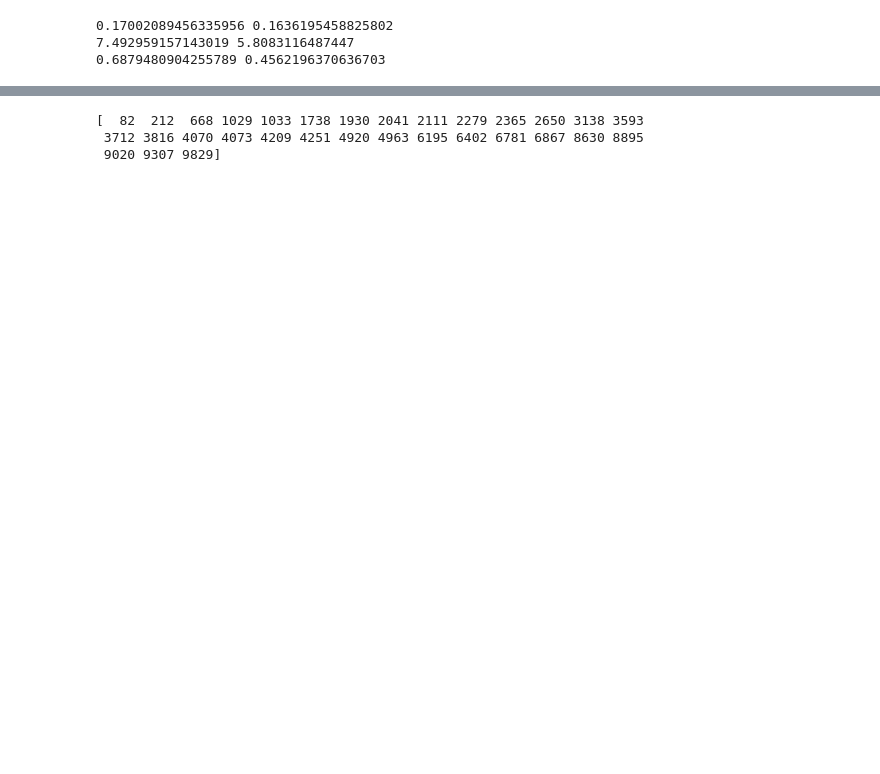
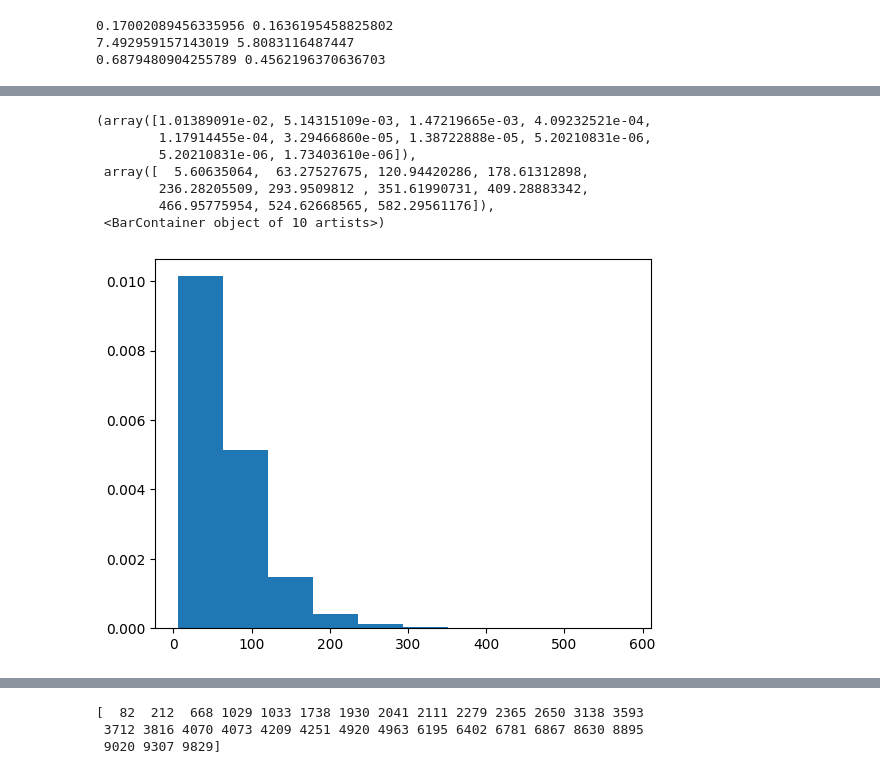
Before and after one commit to abby-moran/GW_pop_cosmo_inference, a Jupyter notebook: scripts/sandbox.ipynb, the cells around one changed output, grey strips where cells are left out. Saved outputs shown, nothing was run; the diff lists cells and outputs as text; code cells hidden in the pictures; blank space fills up the shorter version.

```diff
--- a/scripts/sandbox.ipynb
+++ b/scripts/sandbox.ipynb
@@ -306,5 +317,10 @@ pe_samples_real= pd.read_hdf(pe_file_real, key='samples').iloc[0:None]
 # %%
 dls =  np.asarray(pe_samples_mock['dl'].to_list())
+m1s =  np.asarray(pe_samples_mock['m1'].to_list())
+qs =  np.asarray(pe_samples_mock['q'].to_list())
+pdraws =  np.asarray(pe_samples_mock['pdraw'].to_list())
+
+
 dls_real =  np.asarray(pe_samples_real['dl'].to_list())
 # %%
 dl_plot=dls.T[0].ravel()
@@ -313,3 +329,14 @@ dl_plot=dl_plot[dl_plot>0]
+# %%
+plt.hist(pdraws.T[0], density=True)
+# %% [output]
+(array([1.01389091e-02, 5.14315109e-03, 1.47219665e-03, 4.09232521e-04,
+        1.17914455e-04, 3.29466860e-05, 1.38722888e-05, 5.20210831e-06,
+        5.20210831e-06, 1.73403610e-06]),
+ array([  5.60635064,  63.27527675, 120.94420286, 178.61312898,
+        236.28205509, 293.9509812 , 351.61990731, 409.28883342,
+        466.95775954, 524.62668565, 582.29561176]),
+ <BarContainer object of 10 artists>)
+[figure, added]
 # %%
 #plt.hist(dls.T[0].ravel(), density=True, label='Mock')
 plt.hist(dls_real.T[0].ravel(), density=True, alpha=.8, label='Real')
```
Also changed, not shown: parts of 11 cells of this notebook, 6 other files.
